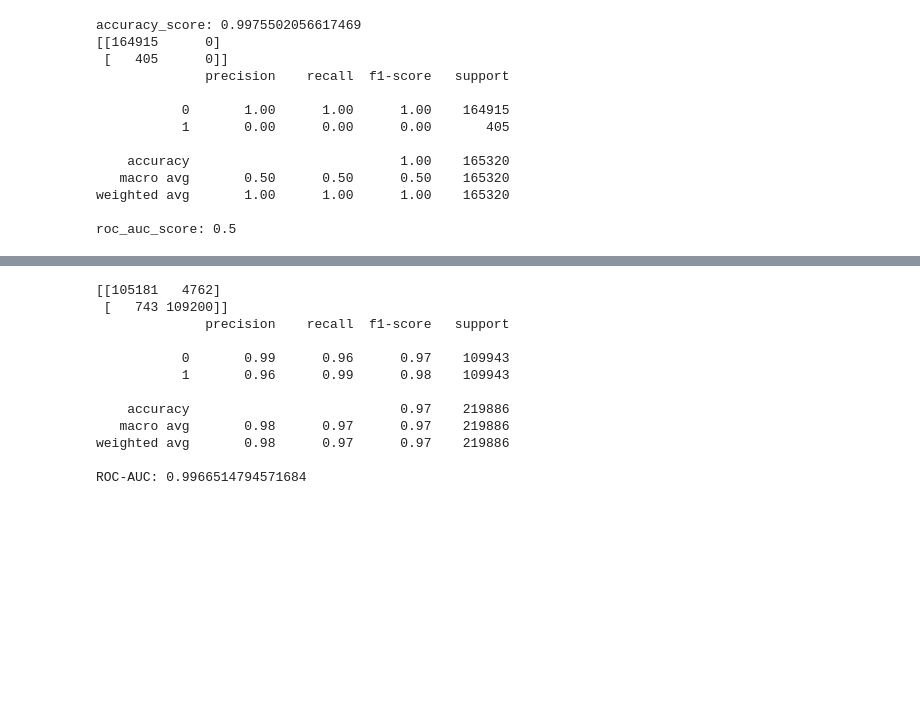
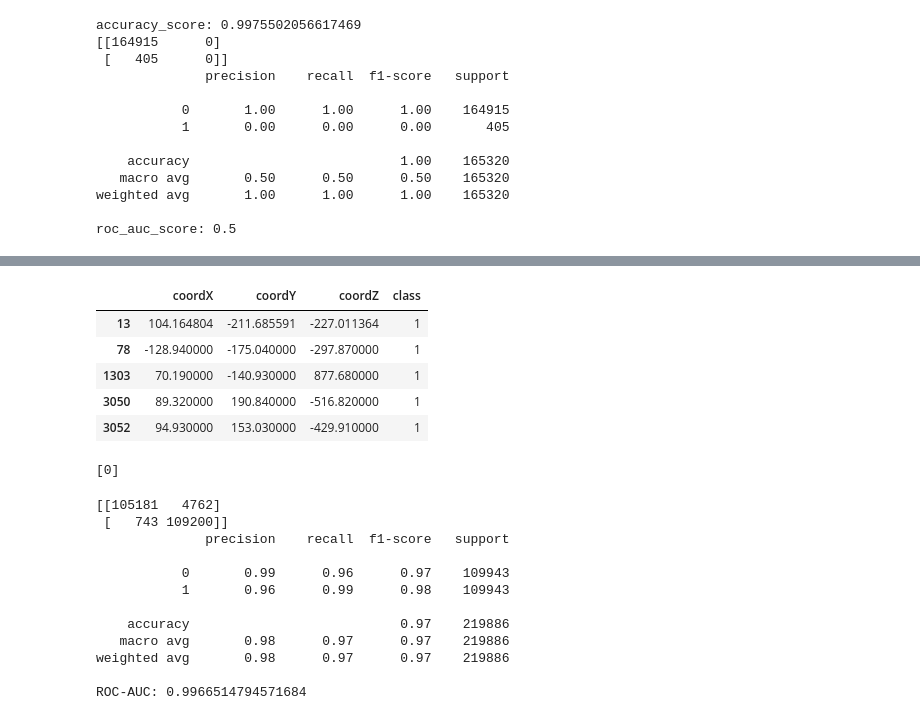
Before and after one commit to CHIRANJEET12/ML100, a Jupyter notebook: ML_CANCER/cancer.ipynb, the cells around one changed output, grey strips where cells are left out. Cells and saved outputs as stored; diff of their text form; code cells hidden in the pictures; blank space fills up the shorter version.

```diff
--- a/ML_CANCER/cancer.ipynb
+++ b/ML_CANCER/cancer.ipynb
@@ -336,3 +369,16 @@ y_prob = clf.predict_proba(X_test)[:,1]
+# %%
+m.head()
+# %% [output]
+|  | coordX | coordY | coordZ | class |
+| 13 | 104.164804 | -211.685591 | -227.011364 | 1 |
+| 78 | -128.940000 | -175.040000 | -297.870000 | 1 |
+| 1303 | 70.190000 | -140.930000 | 877.680000 | 1 |
+| 3050 | 89.320000 | 190.840000 | -516.820000 | 1 |
+| 3052 | 94.930000 | 153.030000 | -429.910000 | 1 |
+# %%
+print(clf.predict(np.array([[-128.940000,-175.040000,-297.870000]])))
+# %% [output]
+[0]
 # %%
 print(confusion_matrix(y_test, y_pred))
 print(classification_report(y_test, y_pred))
```
Also changed, not shown: parts of 17 cells of this notebook.
